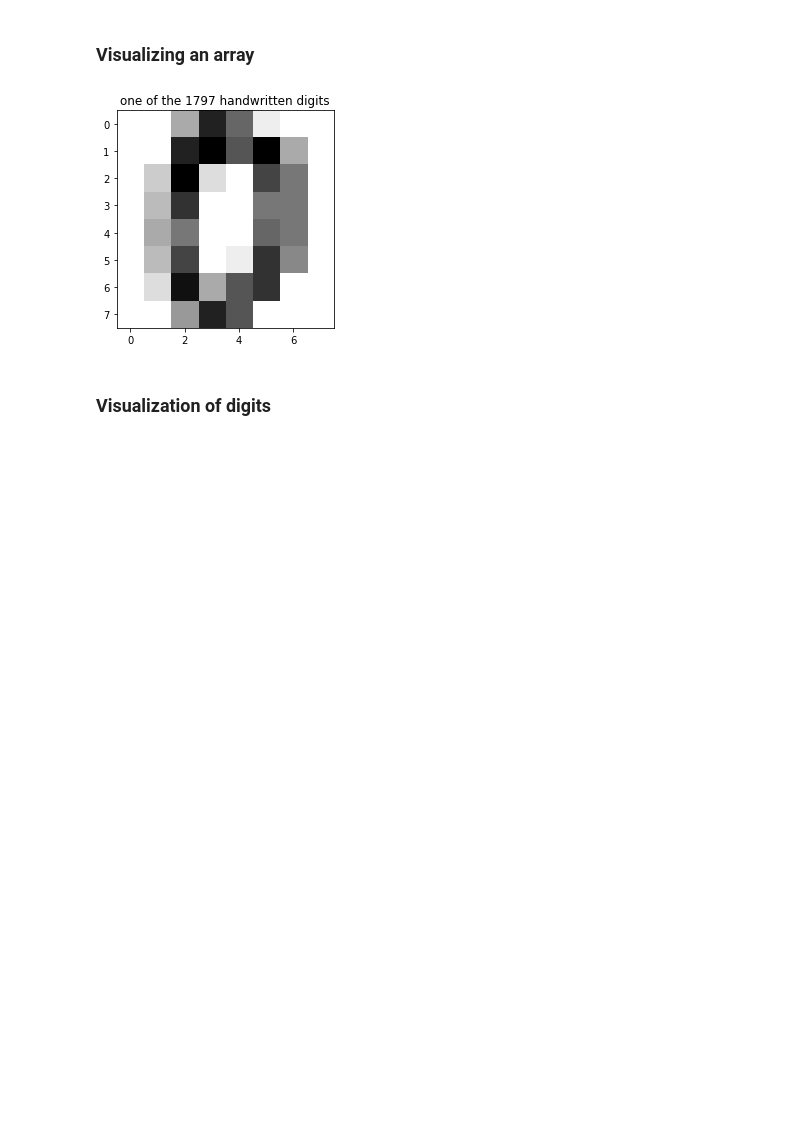
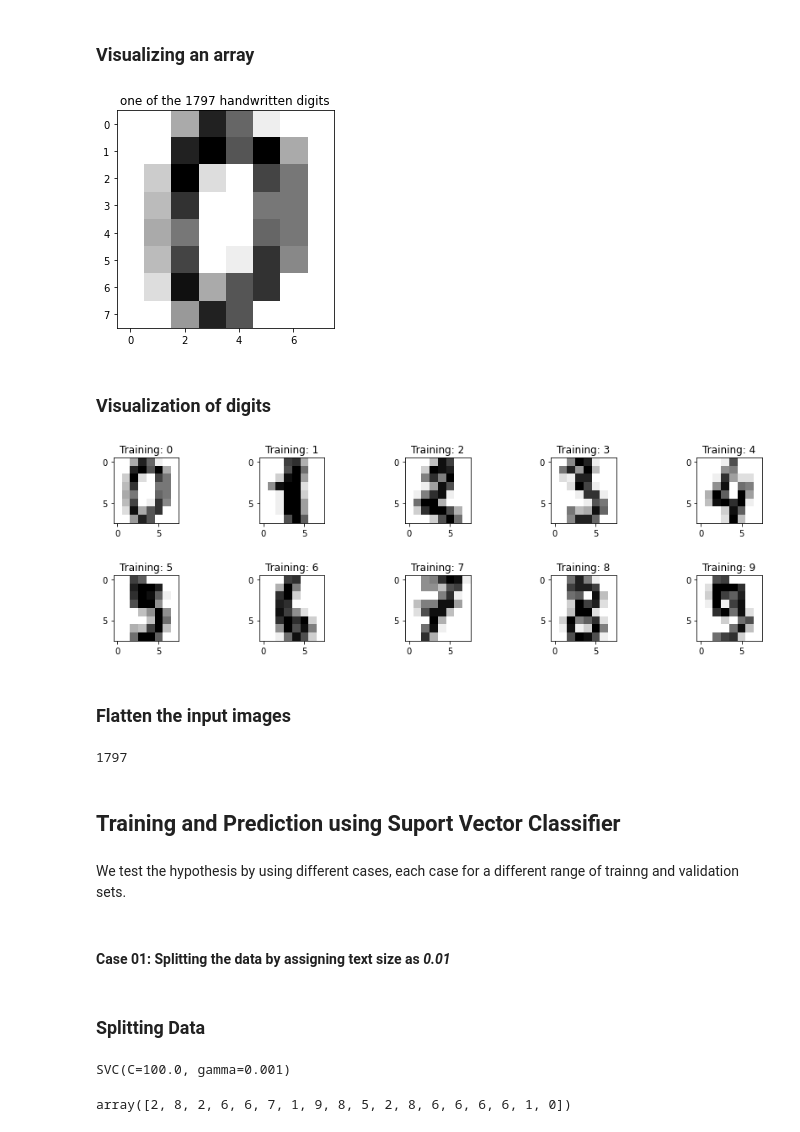
Before and after one commit to sinanthahir/Internship_suven_technology, a Jupyter notebook: Recognizing-Handwritten-Digits/handwritten-digits-recognizer.ipynb, the cells around one changed output. Drawn from its saved outputs; the diff is of its cells as text; code cells hidden in the pictures; blank space fills up the shorter version.

```diff
--- a/Recognizing-Handwritten-Digits/handwritten-digits-recognizer.ipynb
+++ b/Recognizing-Handwritten-Digits/handwritten-digits-recognizer.ipynb
@@ -63,3 +67,32 @@ plt.savefig('plot1.png', dpi=100, bbox_inches='tight')
 [figure]
 # %% [markdown]
 ### Visualization of digits
+# %%
+import numpy as np
+plt.figure(figsize=(15,4))
+plt.subplots_adjust(hspace=0.8)
+images_and_labels = list(zip(digits.images, digits.target))
+
+for index, (image, label) in enumerate(images_and_labels[:10]):
+    plt.subplot(2, 5, index + 1)
+    plt.imshow(image, cmap=plt.cm.gray_r, interpolation='nearest')
+    plt.title('Training: %i' % label, fontsize =12)
+plt.savefig('plot2.png', dpi=300, bbox_inches='tight')
+# %% [output]
+[figure, added]
+# %% [markdown]
+### Flatten the input images
+# %%
+n = len(digits.images)
+print(n)
+data = digits.images.reshape((n, -1))
+# %% [output]
+1797
+# %% [markdown]
+## Training and Prediction using Suport Vector Classifier
+# %% [markdown]
+We test the hypothesis by using different cases, each case for a different range of trainng and validation sets.
+# %% [markdown]
+<h4><b> Case 01:</b> Splitting the data by assigning text size as <b><i>0.01</i></b></h4>
+# %% [markdown]
+### Splitting Data
@@ -65,0 +105,9 @@ plt.savefig('plot1.png', dpi=100, bbox_inches='tight')
+# %%
+svc.fit(x_train, y_train)
+# %% [output]
+SVC(C=100.0, gamma=0.001)
+# %%
+y_pred =svc.predict(x_test)
+y_pred
+# %% [output]
+array([2, 8, 2, 6, 6, 7, 1, 9, 8, 5, 2, 8, 6, 6, 6, 6, 1, 0])
```
Also changed, not shown: parts of 15 cells of this notebook, 3 other files.
